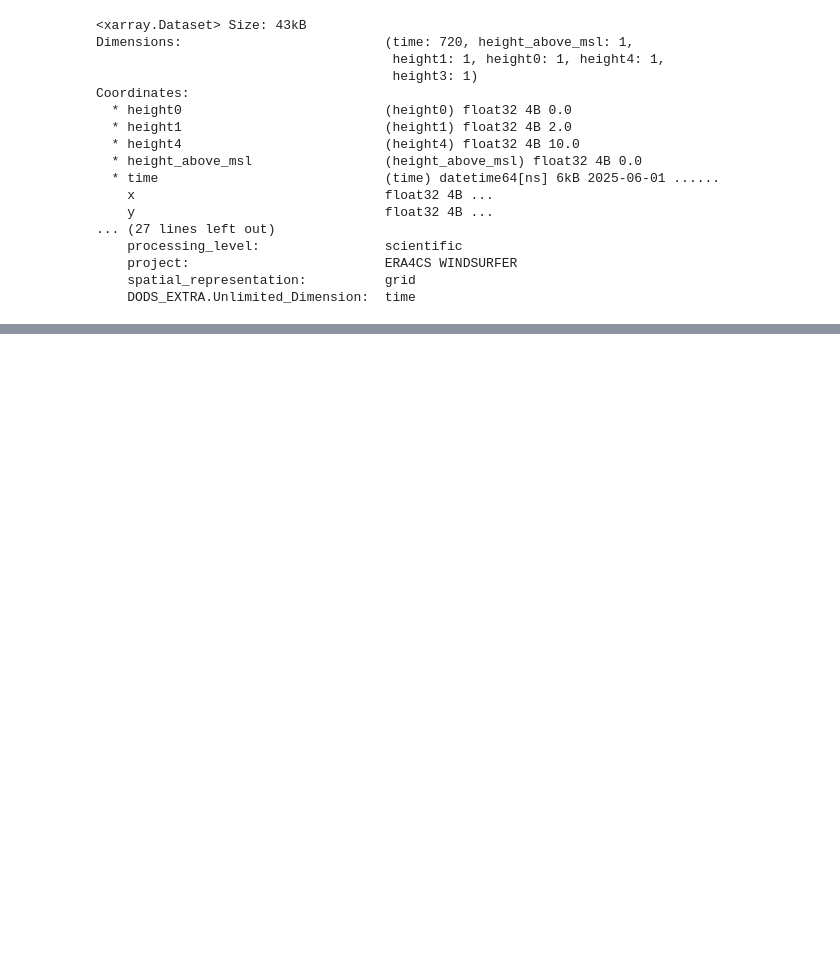
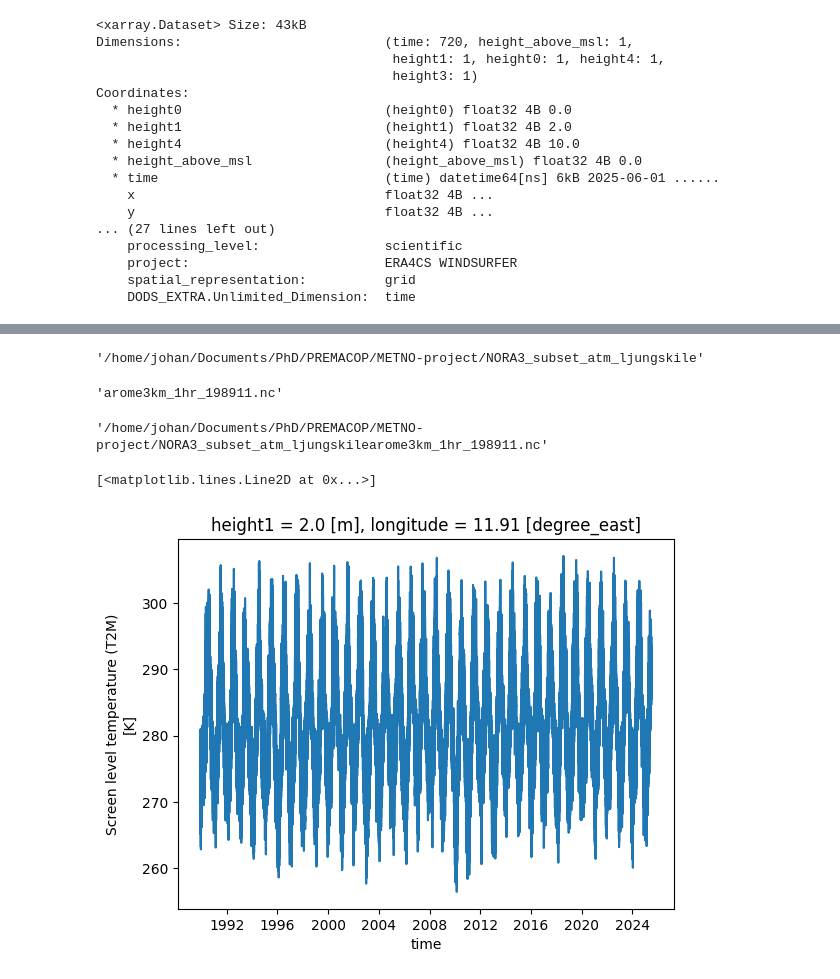
Before and after one commit to egonmedhatten/METNO-PROJECT, a Jupyter notebook: sanity_check.ipynb, the cells around one changed output, grey strips where cells are left out. Drawn from its saved outputs; the diff is of its cells as text; code cells hidden in the pictures; blank space fills up the shorter version.

```diff
--- a/sanity_check.ipynb
+++ b/sanity_check.ipynb
@@ -1,2 +1,8 @@
 # %%
 import xarray as xr
+import os
+
+def K2C(T):
+    return T - -273,15
+
+abs_path = os.getcwd()
@@ -66,0 +59,25 @@ Coordinates:
+# %%
+import os
+NORA3_DIR = abs_path + '/' + 'NORA3_subset_atm_ljungskile'
+nora3_files = sorted(os.listdir(NORA3_DIR))
+# %%
+NORA3_DIR
+# %% [output]
+'/home/johan/Documents/PhD/PREMACOP/METNO-project/NORA3_subset_atm_ljungskile'
+# %%
+nora3_files[0]
+# %% [output]
+'arome3km_1hr_198911.nc'
+# %%
+NORA3_DIR + f'{nora3_files[0]}'
+# %% [output]
+'/home/johan/Documents/PhD/PREMACOP/METNO-project/NORA3_subset_atm_ljungskilearome3km_1hr_198911.nc'
+# %%
+nora3_datasets = [ xr.open_dataset(f'{NORA3_DIR}/{file}') for file in nora3_files[1:]]
+# %%
+merged = xr.concat(nora3_datasets, dim='time')
+# %%
+merged.air_temperature_2m.plot()
+# %% [output]
+[<matplotlib.lines.Line2D at 0x...>]
+[figure, added]
```
Also changed, not shown: parts of 4 cells of this notebook, 1 other file.
